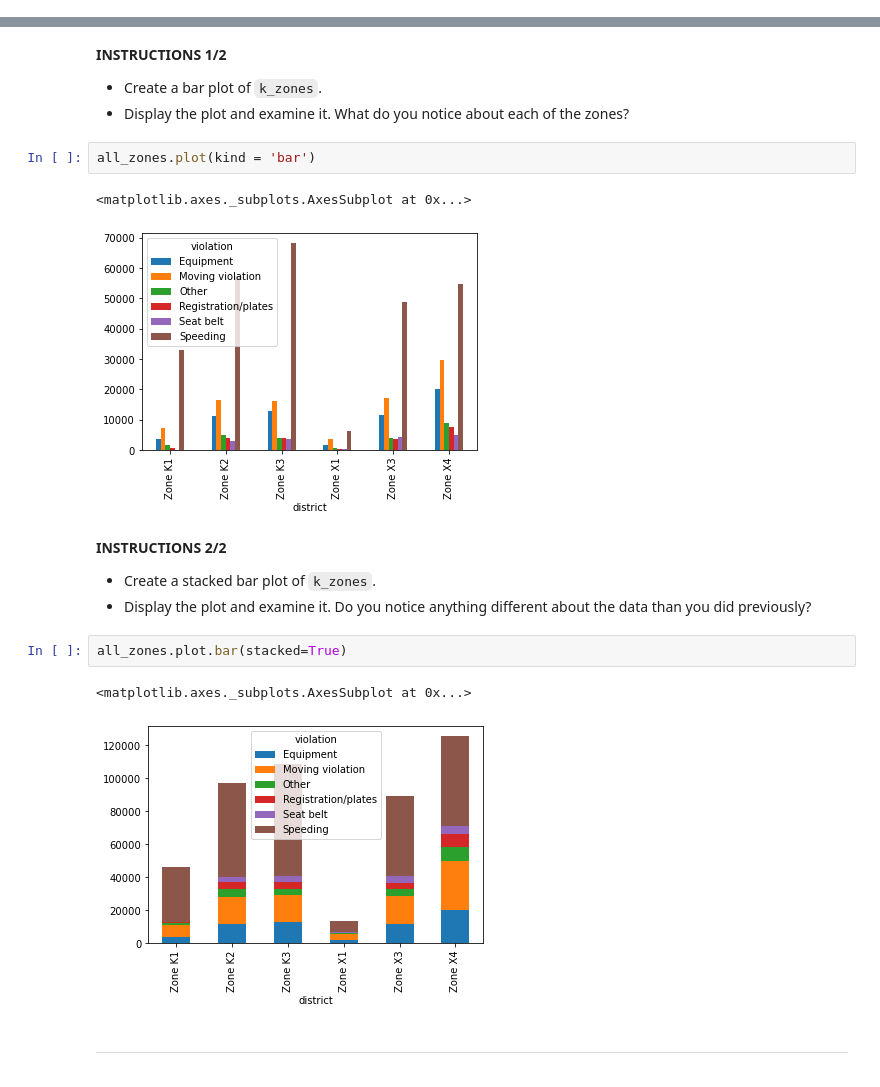
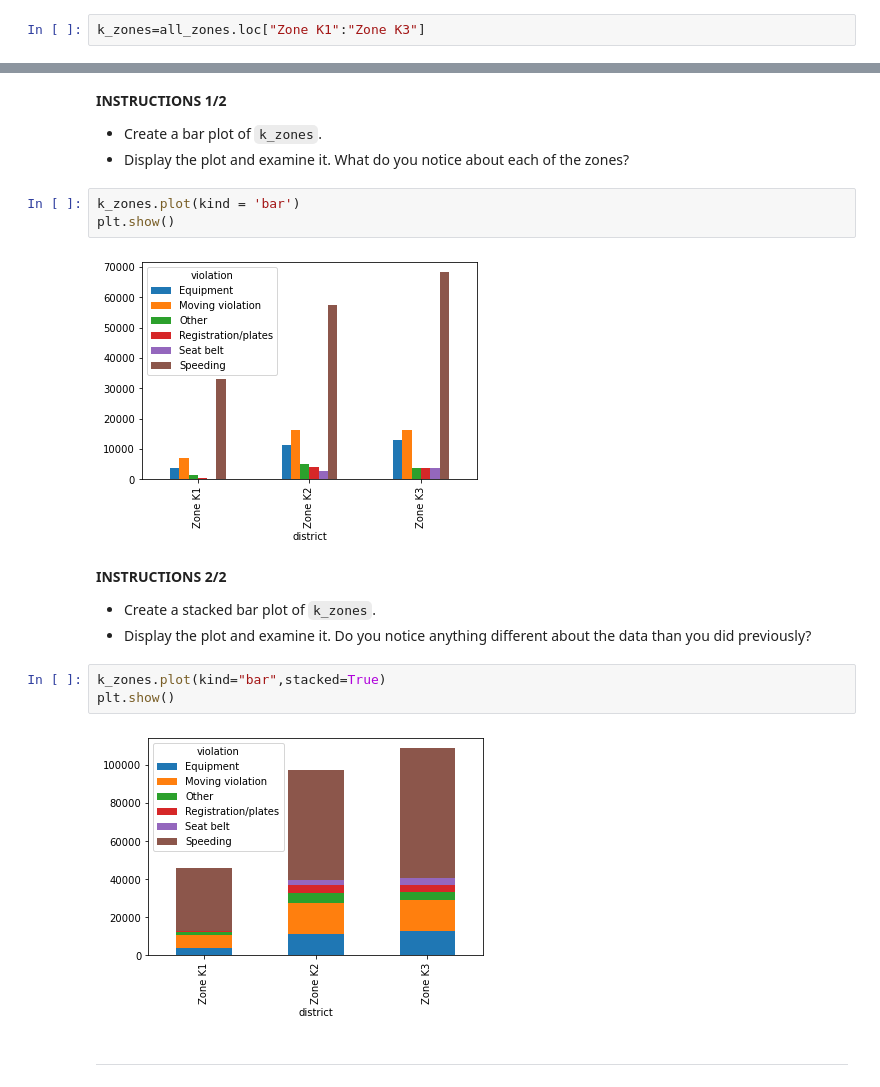
Before and after one commit to idenw/Statistics-Data-Analysis-with-Python-Data-Visualization-with-Python, a Jupyter notebook: 01-EU_DS_DAPy_M1-(TrafficPoliceStops)/03-visual-exploratory-data-analysis(Student).ipynb, the cells around one changed output, grey strips where cells are left out. Cells and saved outputs as stored; diff of their text form.

```diff
--- a/01-EU_DS_DAPy_M1-(TrafficPoliceStops)/03-visual-exploratory-data-analysis(Student).ipynb
+++ b/01-EU_DS_DAPy_M1-(TrafficPoliceStops)/03-visual-exploratory-data-analysis(Student).ipynb
@@ -423,6 +496,8 @@ all_zones.loc["Zone K1":"Zone K3"]
 | Zone K1 | 3786 | 7127 | 1501 | 628 | 1 | 33067 |
 | Zone K2 | 11285 | 16440 | 5103 | 4056 | 2897 | 57500 |
 | Zone K3 | 12959 | 16218 | 3926 | 3871 | 3660 | 68234 |
+# %%
+k_zones=all_zones.loc["Zone K1":"Zone K3"]
 # %% [markdown]
 ***
 # %% [markdown]
@@ -437,20 +512,20 @@ First you'll create a **bar plot**, which is an appropriate plot type since you'
 *   Create a bar plot of ``k_zones``.
 *   Display the plot and examine it. What do you notice about each of the zones?
 # %%
-all_zones.plot(kind = 'bar')
+k_zones.plot(kind = 'bar')
+plt.show()
 # %% [output]
-<matplotlib.axes._subplots.AxesSubplot at 0x...>
-[figure, old version]
+[figure, new version]
 # %% [markdown]
 **INSTRUCTIONS 2/2**
 
 *   Create a stacked bar plot of ``k_zones``.
 *   Display the plot and examine it. Do you notice anything different about the data than you did previously?
 # %%
-all_zones.plot.bar(stacked=True)
+k_zones.plot(kind="bar",stacked=True)
+plt.show()
 # %% [output]
-<matplotlib.axes._subplots.AxesSubplot at 0x...>
-[figure, old version]
+[figure, new version]
 # %% [markdown]
 ***
 # %% [markdown]
```
Also changed, not shown: parts of 17 cells of this notebook.
